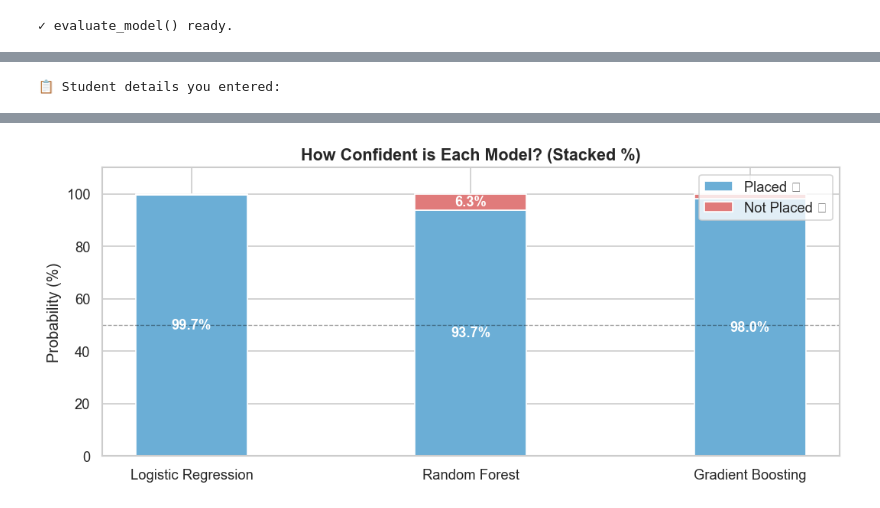
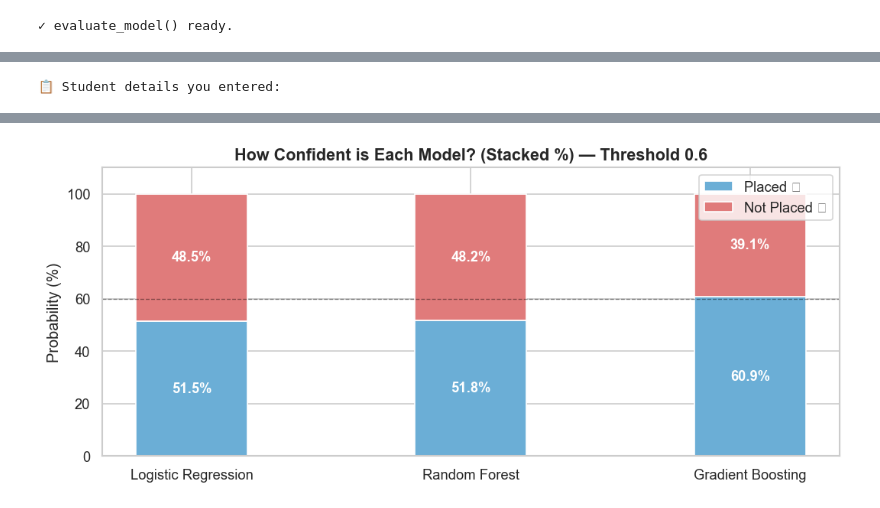
Before and after one commit to Superkai017/student_placement_prediction, a Jupyter notebook: Training/train.ipynb, the cells around one changed output, grey strips where cells are left out. Cells and saved outputs as stored; diff of their text form; code cells hidden in the pictures.

```diff
--- a/Training/train.ipynb
+++ b/Training/train.ipynb
@@ -44,16 +44,9 @@ Columns: ['college_tier', 'placement_status', 'salary_package_lpa', 'salary_avai
 | 3 | 2 | 0 | NaN | 0 | 0.430833 | 0.222222 | ... |
 | 4 | 2 | 1 | 13.42 | 1 | 0.336759 | 0.350000 | ... |
 # %%
-
-# Drop salary_package_lpa — post placement leakage
-df.drop(columns=["salary_package_lpa"], errors="ignore", inplace=True)
-print("✓  Dropped 'salary_package_lpa'")
-
-# Add 30% noise to salary_available
-n_flip       = int(0.30 * len(df))
-flip_indices = np.random.choice(df.index, size=n_flip, replace=False)
-df.loc[flip_indices, "salary_available"] = 1 - df.loc[flip_indices, "salary_available"]
-print(f"✓  Added 30% noise to 'salary_available'")
+# Drop salary_package_lpa and salary_available — post-placement leakage
+df.drop(columns=["salary_package_lpa", "salary_available"], errors="ignore", inplace=True)
+print("✓  Dropped 'salary_package_lpa' and 'salary_available'")
 
 # Fix any remaining NaN
 for col in df.columns:
@@ -68,8 +61,5 @@ y = df["placement_status"]
 print(f"\n✓  Features ({X.shape[1]}) : {X.columns.tolist()}")
 print(f"   Target : placement_status  (0 = Not Placed, 1 = Placed)")
 
-scaler   = StandardScaler()
-X_scaled = pd.DataFrame(scaler.fit_transform(X), columns=X.columns)
-print("\n✓  StandardScaler applied.")
-display(X_scaled.describe().round(3))
+df
 # %% [output]
@@ -420,14 +413,13 @@ plt.show()
 
 
 my_student = {
-    "college_tier"    : 1,
-    'salary_available': 1,
-    "tech_skill"      : 0.92,
-    "soft_skill"      : 0.95,
-    "practical_skill" : 0.90,
-    "cgpa_scaled"     : 0.98,
-    "backlogs_scaled" : 0.0,
-    "academic_points" : 0.90,
+    "college_tier"    : 3,
+    "tech_skill"      : 0.32,
+    "soft_skill"      : 0.55,
+    "practical_skill" : 0.40,
+    "cgpa_scaled"     : 0.48,
+    "backlogs_scaled" : 0.3,
+    "academic_points" : 0.50,
     "branch_CSE"      : 0,
     "branch_Chemical" : 0,
     "branch_ECE"      : 0,
@@ -436,29 +428,23 @@ my_student = {
     "branch_ME"       : 0,
 }
 
-student_df = pd.DataFrame([my_student])
+student_df     = pd.DataFrame([my_student])
+student_scaled = scaler.transform(student_df)
 
 print("📋 Student details you entered:")
 display(student_df)
 
-student_scaled = scaler.transform(student_df)
-
 print("\n🤖 Predictions from each model:")
 print("─" * 45)
-
+THRESHOLD = 0.60
 for name, model in models_dict.items():
-
-    prediction = model.predict(student_scaled)[0]
-
-
-    probability = model.predict_proba(student_scaled)[0]
+    probability     = model.predict_proba(student_scaled)[0]
     prob_not_placed = probability[0] * 100
     prob_placed     = probability[1] * 100
 
-    if prediction == 1:
-        result = "✅ PLACED"
-    else:
-        result = "❌ NOT PLACED"
+    # ── use threshold instead of default 0.5 ──
+    prediction = 1 if prob_placed / 100 >= THRESHOLD else 0
+    result     = "✅ PLACED" if prediction == 1 else "❌ NOT PLACED"
 
     print(f"\n  Model   : {name}")
     print(f"  Result  : {result}")
@@ -468,22 +454,18 @@ for name, model in models_dict.items():
 
 print("\n" + "─" * 45)
 
-# ── STEP 5: Show a confidence bar chart ───────────────────────────
+# ── confidence bar chart ───────────────────────────────────────────
 fig, ax = plt.subplots(figsize=(9, 4))
 
-model_names = list(models_dict.keys())
-placed_probs = [
-    models_dict[n].predict_proba(student_scaled)[0][1] * 100
-    for n in model_names
-]
+model_names      = list(models_dict.keys())
+placed_probs     = [models_dict[n].predict_proba(student_scaled)[0][1] * 100 for n in model_names]
 not_placed_probs = [100 - p for p in placed_probs]
 
-x = range(len(model_names))
+x     = range(len(model_names))
 bars1 = ax.bar(x, placed_probs,     label="Placed ✅",     color="#6baed6", width=0.4)
 bars2 = ax.bar(x, not_placed_probs, label="Not Placed ❌", color="#e07b7b",
                width=0.4, bottom=placed_probs)
 
-# Label each section
 for bar, val in zip(bars1, placed_probs):
     if val > 5:
         ax.text(bar.get_x() + bar.get_width()/2, val/2,
@@ -500,27 +482,25 @@ ax.set_xticks(list(x))
 ax.set_xticklabels(model_names, fontsize=11)
 ax.set_ylabel("Probability (%)")
 ax.set_ylim(0, 110)
-ax.set_title("How Confident is Each Model? (Stacked %)",
+ax.set_title(f"How Confident is Each Model? (Stacked %) — Threshold {THRESHOLD}",
              fontsize=13, fontweight="bold")
 ax.legend(loc="upper right")
-ax.axhline(50, color="black", linestyle="--", linewidth=0.8, alpha=0.4)
+ax.axhline(THRESHOLD * 100, color="black", linestyle="--", linewidth=0.8, alpha=0.4)
 plt.tight_layout()
 plt.show()
 
-# ── STEP 6: Final plain-English verdict ───────────────────────────
+# ── final verdict ──────────────────────────────────────────────────
 votes_placed = sum(
     1 for n, m in models_dict.items()
-    if m.predict(student_scaled)[0] == 1
+    if m.predict_proba(student_scaled)[0][1] >= THRESHOLD
 )
 
-print(f"\n📊 Final Verdict: {votes_placed} out of 3 models predict PLACED")
+print(f"\n📊 Final Verdict: {votes_placed} out of 3 models predict PLACED ")
 
 if votes_placed == 3:
     print("🎉 All models agree — this student is very likely to get PLACED!")
 elif votes_placed == 2:
     print("👍 Majority says PLACED — good chances for this student.")
-elif votes_placed == 1:
-    print("😐 Only 1 model says PLACED — chances are uncertain.")
 else:
     print("😟 All models agree — this student is unlikely to be placed.")
 # %% [output]
@@ -545,3 +525,3 @@ else:
 
 ─────────────────────────────────────────────
-[figure, old version]
+[figure, new version]
```
Also changed, not shown: parts of 12 cells of this notebook.
